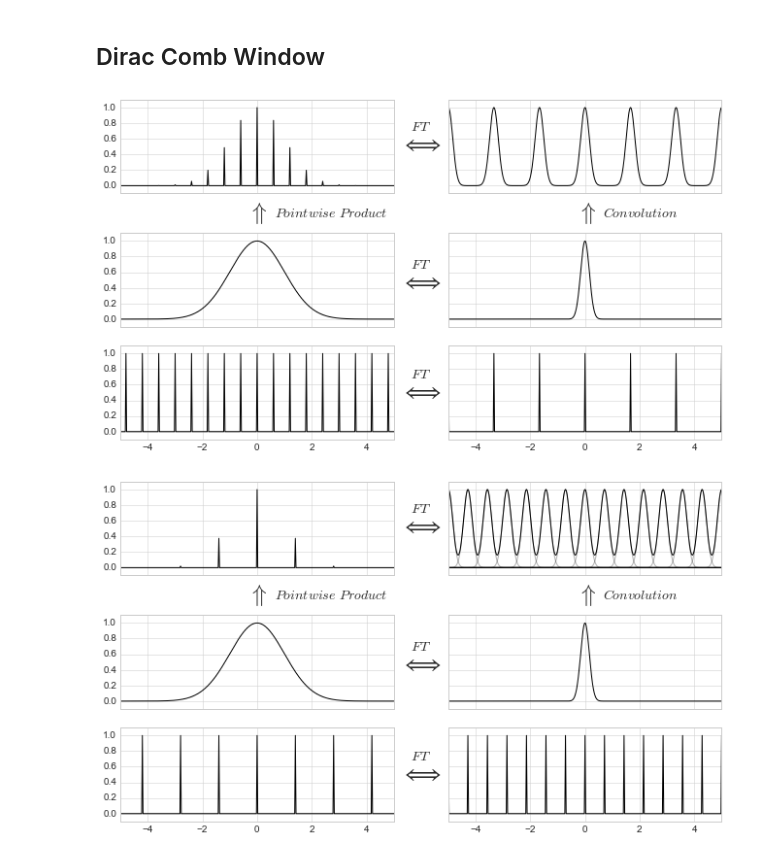
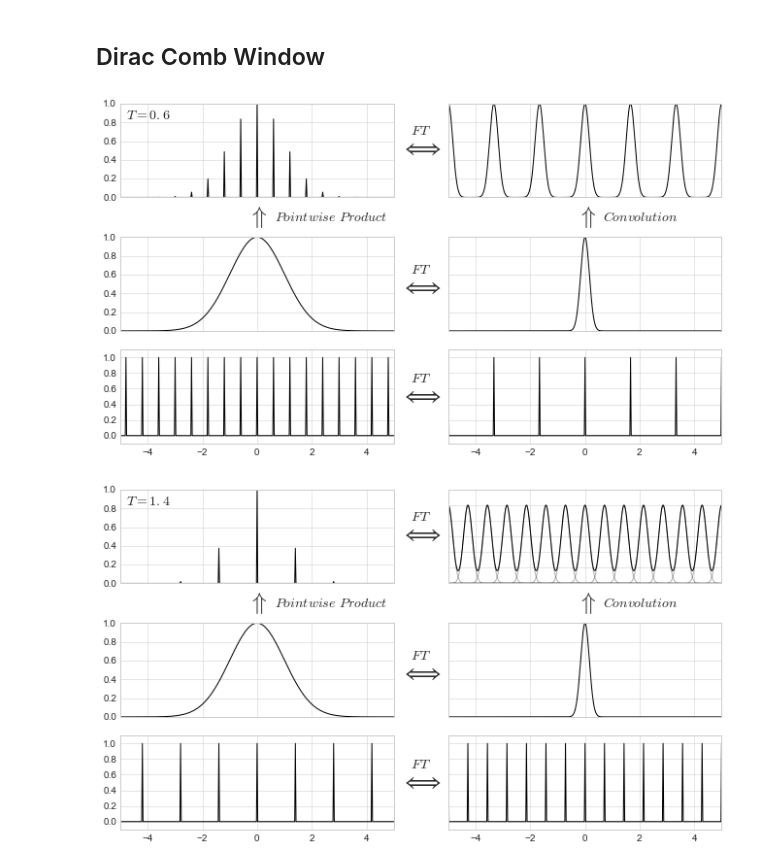
Before and after one commit to jakevdp/PracticalLombScargle, a Jupyter notebook: figures/WindowFunctions.ipynb, the cells around one changed output. Saved outputs shown, nothing was run; the diff lists cells and outputs as text; code cells hidden in the pictures.

```diff
--- a/figures/WindowFunctions.ipynb
+++ b/figures/WindowFunctions.ipynb
@@ -111,24 +119,7 @@ fig.savefig('fig06_Tophat_Window.pdf')
 # %% [markdown]
 ## Dirac Comb Window
 # %%
-fig, ax = plt.subplots(3, 2, figsize=(10, 6), sharex='col', sharey='col')
-fig.subplots_adjust(left=0.09, bottom=0.09, right=0.95, top=0.85)
-for axi in ax[0]:
-    left, bottom, width, height = axi.get_position().bounds
-    axi.set_position([left, bottom + 0.05, width, height])
-
-for xcoord, text in zip([0.77, 0.30], ['$Convolution$', '$Pointwise\ Product$']):
-    fig.text(xcoord, 0.63, r'$\Uparrow$',
-             size=24, ha='right', va='center')
-    fig.text(xcoord + 0.01, 0.63, text,
-             size=14, ha='left', va='center')
-
-
-for ycoord in [0.23, 0.49, 0.82]:
-    fig.text(0.52, ycoord, "$FT$",
-             size=14, ha='center', va='bottom')
-    fig.text(0.52, ycoord, r'$\Longleftrightarrow$',
-             size=24, ha='center', va='top')
+fig, ax = FT_plotgrid()
 
 sigma_t = 1
 sigma_f = 1. / (2 * np.pi * sigma_t)
@@ -150,6 +141,8 @@ yhat_true = func_FT(f)
 
 # Upper left panel: The windowed function
 ax[0, 0].plot(*delta_funcs(t_comb, func(t_comb)), '-k')
+ax[0, 0].text(0.02, 0.96, '$T = {0:.1f}$'.format(T_samp),
+              ha='left', va='top', transform=ax[0, 0].transAxes, size=14)
 
 # Upper right panel: The Fourier Transform
 ax[0, 1].plot(f, func_FT(f - f_comb[:, None]).sum(0), '-k')
@@ -173,26 +166,9 @@ ax[2, 1].set(xlim=(-5, 5),
 
 fig.savefig('fig07_comb_window_1.pdf')
 # %% [output]
-[figure, old version]
+[figure, new version]
 # %%
-fig, ax = plt.subplots(3, 2, figsize=(10, 6), sharex='col', sharey='col')
-fig.subplots_adjust(left=0.09, bottom=0.09, right=0.95, top=0.85)
-for axi in ax[0]:
-    left, bottom, width, height = axi.get_position().bounds
-    axi.set_position([left, bottom + 0.05, width, height])
-
-for xcoord, text in zip([0.77, 0.30], ['$Convolution$', '$Pointwise\ Product$']):
-    fig.text(xcoord, 0.63, r'$\Uparrow$',
-             size=24, ha='right', va='center')
-    fig.text(xcoord + 0.01, 0.63, text,
-             size=14, ha='left', va='center')
-
-
-for ycoord in [0.23, 0.49, 0.82]:
-    fig.text(0.52, ycoord, "$FT$",
-             size=14, ha='center', va='bottom')
-    fig.text(0.52, ycoord, r'$\Longleftrightarrow$',
-             size=24, ha='center', va='top')
+fig, ax = FT_plotgrid()
 
 sigma_t = 1
 sigma_f = 1. / (2 * np.pi * sigma_t)
@@ -211,31 +187,33 @@ f_comb = 1. / T_samp * np.arange(-5 // (1. / T_samp), 5. / (1. / T_samp) + 1)
 
 y_true = func(t)
 yhat_true = func_FT(f)
 
 # Upper left panel: The windowed function
 ax[0, 0].plot(*delta_funcs(t_comb, func(t_comb)), '-k')
+ax[0, 0].text(0.02, 0.96, '$T = {0:.1f}$'.format(T_samp),
+              ha='left', va='top', transform=ax[0, 0].transAxes, size=14)
 
 # Upper right panel: The Fourier Transform
 ax[0, 1].plot(f, func_FT(f[:, None] - f_comb), '-k', alpha=0.3)
 ax[0, 1].plot(f, func_FT(f - f_comb[:, None]).sum(0), '-k')
 
 for axi in ax[:, 1]:
     axi.yaxis.set_major_formatter(plt.NullFormatter())
 
 # Lower left panels: signal and window
 ax[1, 0].plot(t, y_true, '-k')
 
 ax[2, 0].plot(*delta_funcs(t_comb), '-k')
 ax[2, 0].set(xlim=(-5, 5),
              ylim=(-0.1, 1.1))
 
 # Lower right panels: signal and window transforms
 ax[1, 1].plot(f, yhat_true, '-k')
 
 ax[2, 1].plot(*delta_funcs(f_comb), '-k')
 ax[2, 1].set(xlim=(-5, 5),
              ylim=(-0.1, 1.1))
 
 fig.savefig('fig08_comb_window_2.pdf')
 # %% [output]
-[figure, old version]
+[figure, new version]
```
Also changed, not shown: parts of 5 cells of this notebook, 6 other files.
